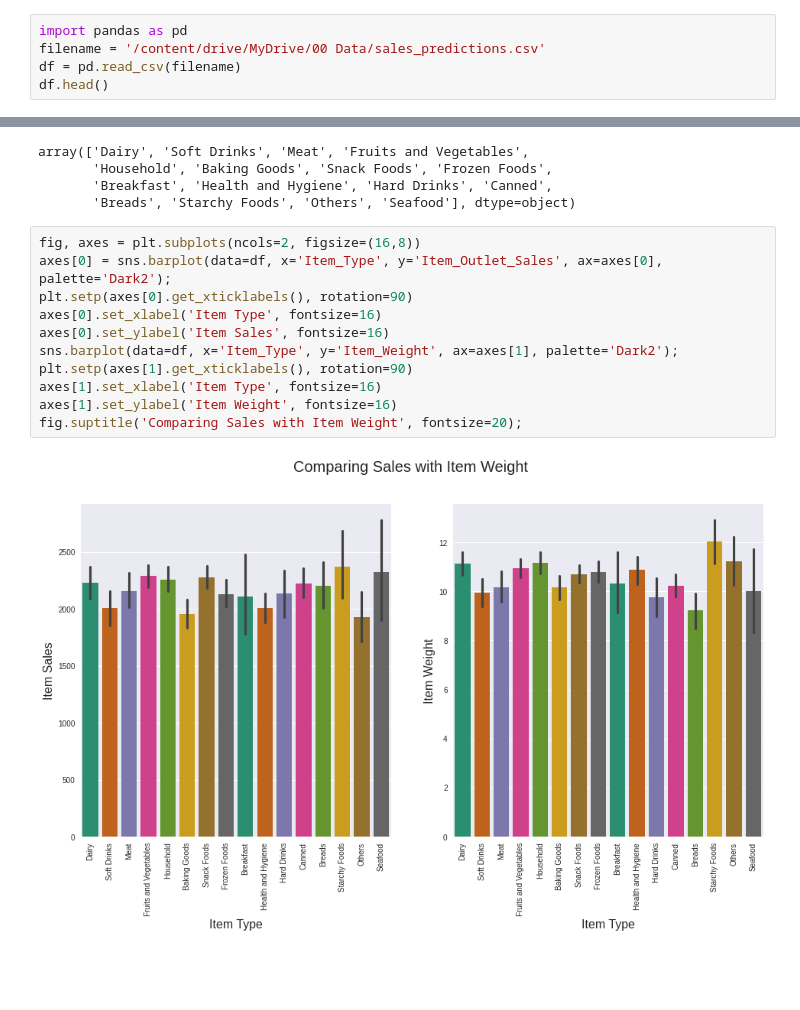
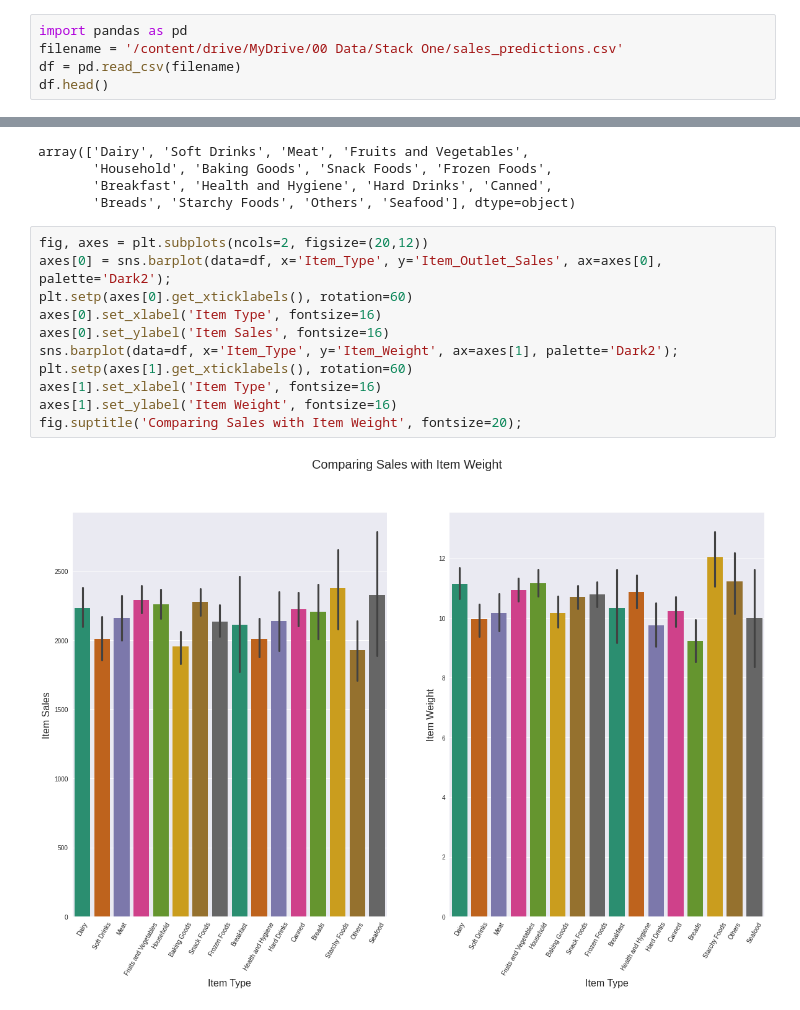
Before and after one commit to jvaug30/Food-Sales-Prediction, a Jupyter notebook: Food_Sales_Prediction.ipynb, the cells around one changed output, grey strips where cells are left out. Cells and saved outputs as stored; diff of their text form; blank space fills up the shorter version.

```diff
--- a/Food_Sales_Prediction.ipynb
+++ b/Food_Sales_Prediction.ipynb
@@ -10,7 +10,7 @@ drive.mount('/content/drive')
 Mounted at /content/drive
 # %%
 import pandas as pd
-filename = '/content/drive/MyDrive/00 Data/sales_predictions.csv'
+filename = '/content/drive/MyDrive/00 Data/Stack One/sales_predictions.csv'
 df = pd.read_csv(filename)
 df.head()
 # %% [output]
@@ -163,16 +163,16 @@ array(['Dairy', 'Soft Drinks', 'Meat', 'Fruits and Vegetables',
        'Breakfast', 'Health and Hygiene', 'Hard Drinks', 'Canned',
        'Breads', 'Starchy Foods', 'Others', 'Seafood'], dtype=object)
 # %%
-fig, axes = plt.subplots(ncols=2, figsize=(16,8))
+fig, axes = plt.subplots(ncols=2, figsize=(20,12))
 axes[0] = sns.barplot(data=df, x='Item_Type', y='Item_Outlet_Sales', ax=axes[0], palette='Dark2');
-plt.setp(axes[0].get_xticklabels(), rotation=90)
+plt.setp(axes[0].get_xticklabels(), rotation=60)
 axes[0].set_xlabel('Item Type', fontsize=16)
 axes[0].set_ylabel('Item Sales', fontsize=16)
 sns.barplot(data=df, x='Item_Type', y='Item_Weight', ax=axes[1], palette='Dark2');
-plt.setp(axes[1].get_xticklabels(), rotation=90)
+plt.setp(axes[1].get_xticklabels(), rotation=60)
 axes[1].set_xlabel('Item Type', fontsize=16)
 axes[1].set_ylabel('Item Weight', fontsize=16)
 fig.suptitle('Comparing Sales with Item Weight', fontsize=20);
 # %% [output]
-[figure, old version]
+[figure, new version]
 # %%
```
Also changed, not shown: parts of 6 cells of this notebook.
